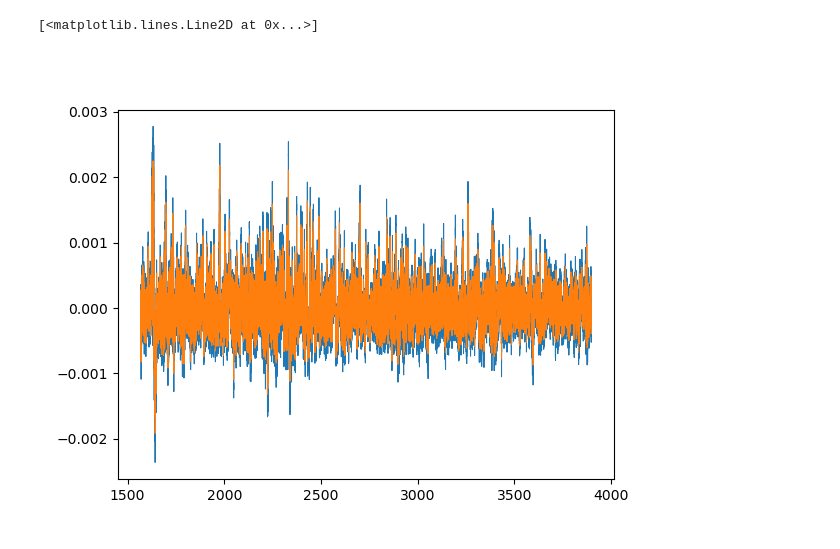
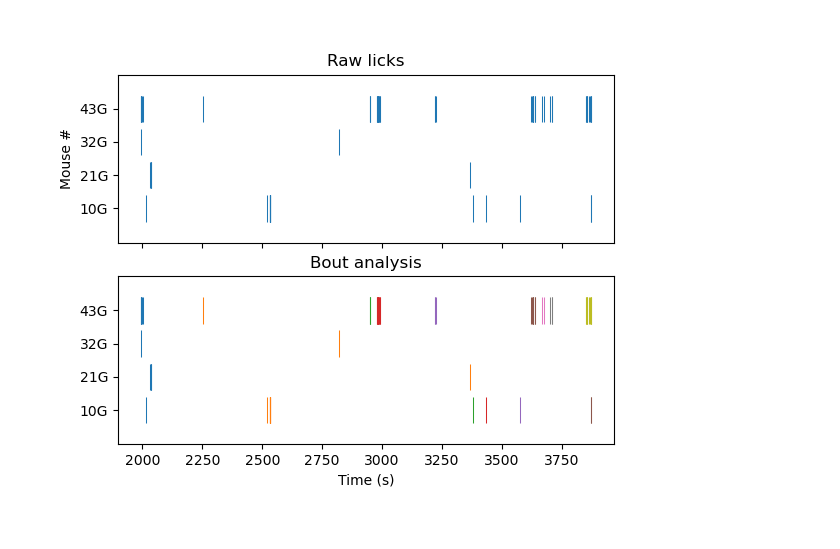
Before and after one commit to praneethnamburi/Photometry_and_Licks_BeyelerLab, a Jupyter notebook: notebooks/lick_analysis.ipynb, the cells around one changed output. Drawn from its saved outputs; the diff is of its cells as text; code cells hidden in the pictures.

```diff
--- a/notebooks/lick_analysis.ipynb
+++ b/notebooks/lick_analysis.ipynb
@@ -35,6 +0,0 @@ Text(0, 0.5, 'Mouse #')
-# %%
-f2, ax2 = plt.subplots(1, 1)
-for m_count, this_licktimes in enumerate(m_licktimes.values()):
-    bout_classes = this_licktimes.bout_classes()
-    for bout_class in np.unique(bout_classes):
-        ax2.eventplot(np.asarray(this_licktimes())[bout_classes == bout_class], color=f'C{bout_class-1}', lineoffsets=m_count, linelengths=0.8)
@@ -43,11 +0,0 @@ for m_count, this_licktimes in enumerate(m_licktimes.values()):
-# %%
-df = pd.read_csv(sig_file)
-m_names = [x for x in df.columns.values.tolist() if 'Mouse' in x]
-t = df['Timestamp'].to_numpy()
-
-m_data = {}
-for m_name in m_names:
-    x = sampled.uniform_resample(t, df[m_name].to_numpy(), target_sr)
-    m_data[m_name] = x[x._t0 + float(discard_initial_s):]
-
-m = m_data['Mouse10G']
@@ -61,7 +1,43 @@ plt.plot(*m.get_trend_airPLS(detrend_lambda)(''))
-# %%
-plt.figure()
-plt.plot(*m.detrend_airPLS(detrend_lambda)(''))
-plt.plot(*m.detrend_airPLS(detrend_lambda).bandpass(*f_bandpass)(''))
-# %% [output]
-[<matplotlib.lines.Line2D at 0x...>]
-[figure, removed]
+# %%
+import numpy as np
+import matplotlib.pyplot as plt
+
+from pntools import sampled
+import beyelerlab as ab
+
+%matplotlib widget
+
+fdir = r'C:\Users\prane\Downloads\PhotoM groupe 1'
+default_params = {
+    'file_types'        : ('lick_times', 'isos', 'GCaMP'), # add RCaMP (or similar) at the end if you have that
+    'use_names_from'    : 'GCaMP', # source file for using mouse names
+    'col_selector'      : 'Mouse', # I manually renamed your isos file to be consistent with columns in the GCaMP file
+    'mouse_col_offset'  : 11,
+    'bout_th'           : 10, # s
+    'target_sr'         : 30, # Hz
+    'discard_initial_s' : 15, # seconds
+    'detrend_lambda'    : 1e6,
+    'f_bandpass'        : (0.2, 6),
+}
+
+
+d = ab.Dataset(fdir, **default_params)
+p = d.params
+
+_, ax = plt.subplots(2, 1, sharex=True, sharey=True)
+ax[0].eventplot([x() for x in d.lick_times.values()], linelengths=0.8)
+ax[0].set_ylabel('Mouse #')
+ax[0].set_title('Raw licks')
+
+for m_count, this_licktimes in enumerate(d.lick_times.values()):
+    bout_classes = this_licktimes.bout_classes()
+    for bout_class in np.unique(bout_classes):
+        ax[1].eventplot(np.asarray(this_licktimes())[bout_classes == bout_class], color=f'C{bout_class-1}', lineoffsets=m_count, linelengths=0.8)
+ax[1].set_xlabel('Time (s)')
+ax[1].set_title('Bout analysis')
+
+for this_ax in ax:
+    this_ax.set_yticks((0, 1, 2, 3))
+    this_ax.set_yticklabels([x.removeprefix('Mouse') for x in d.mouse_names])
+# %% [output]
+[figure, added]
```
Also changed, not shown: parts of 7 cells of this notebook, 1 other file.
